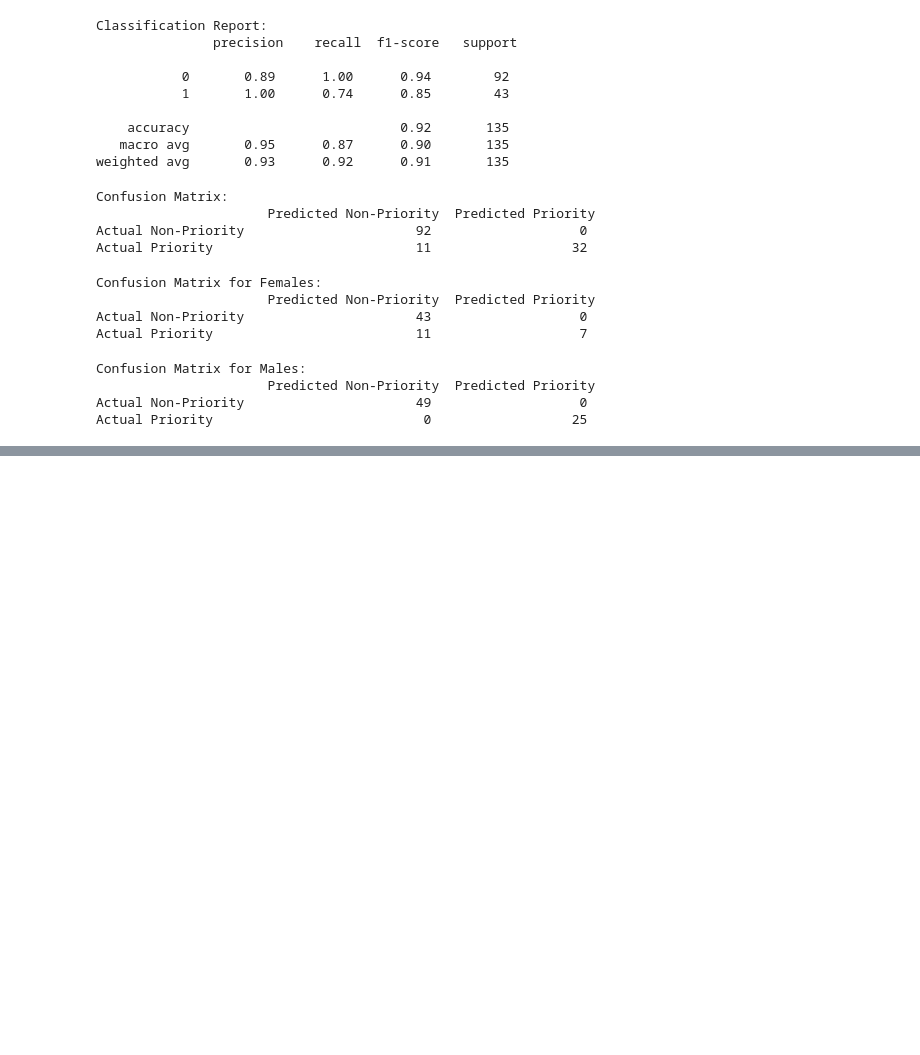
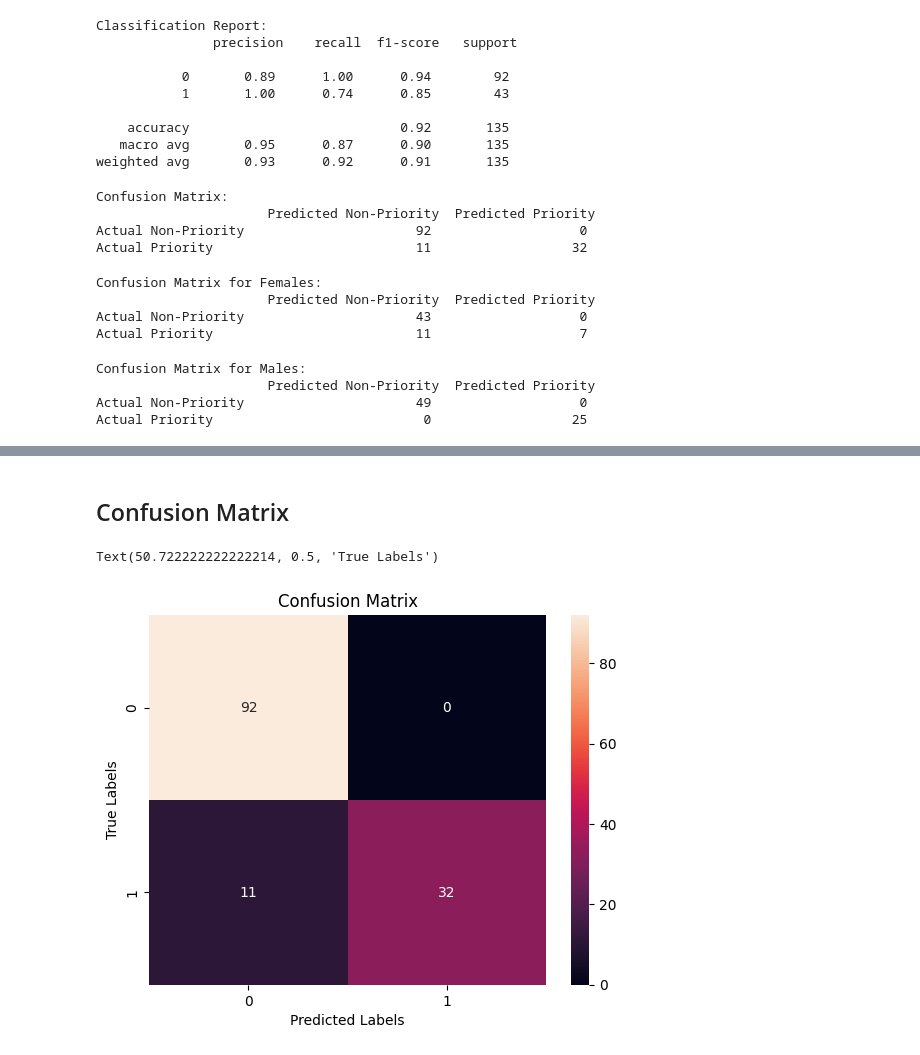
Before and after one commit to DanaMikulinsky/ethics_AI_project, a Jupyter notebook: train_and_evaluate_model.ipynb, the cells around one changed output, grey strips where cells are left out. Drawn from its saved outputs; the diff is of its cells as text; code cells hidden in the pictures; blank space fills up the shorter version.

```diff
--- a/train_and_evaluate_model.ipynb
+++ b/train_and_evaluate_model.ipynb
@@ -112,0 +179,11 @@ Actual Priority                           0                  25
+# %% [markdown]
+## Confusion Matrix
+# %%
+# General confusion matrix for all genders
+sns.heatmap(conf_matrix, annot=True, fmt='d')
+plt.title('Confusion Matrix')
+plt.xlabel('Predicted Labels')
+plt.ylabel('True Labels')
+# %% [output]
+Text(50.722222222222214, 0.5, 'True Labels')
+[figure, added]
```
Also changed, not shown: parts of 19 cells of this notebook.
